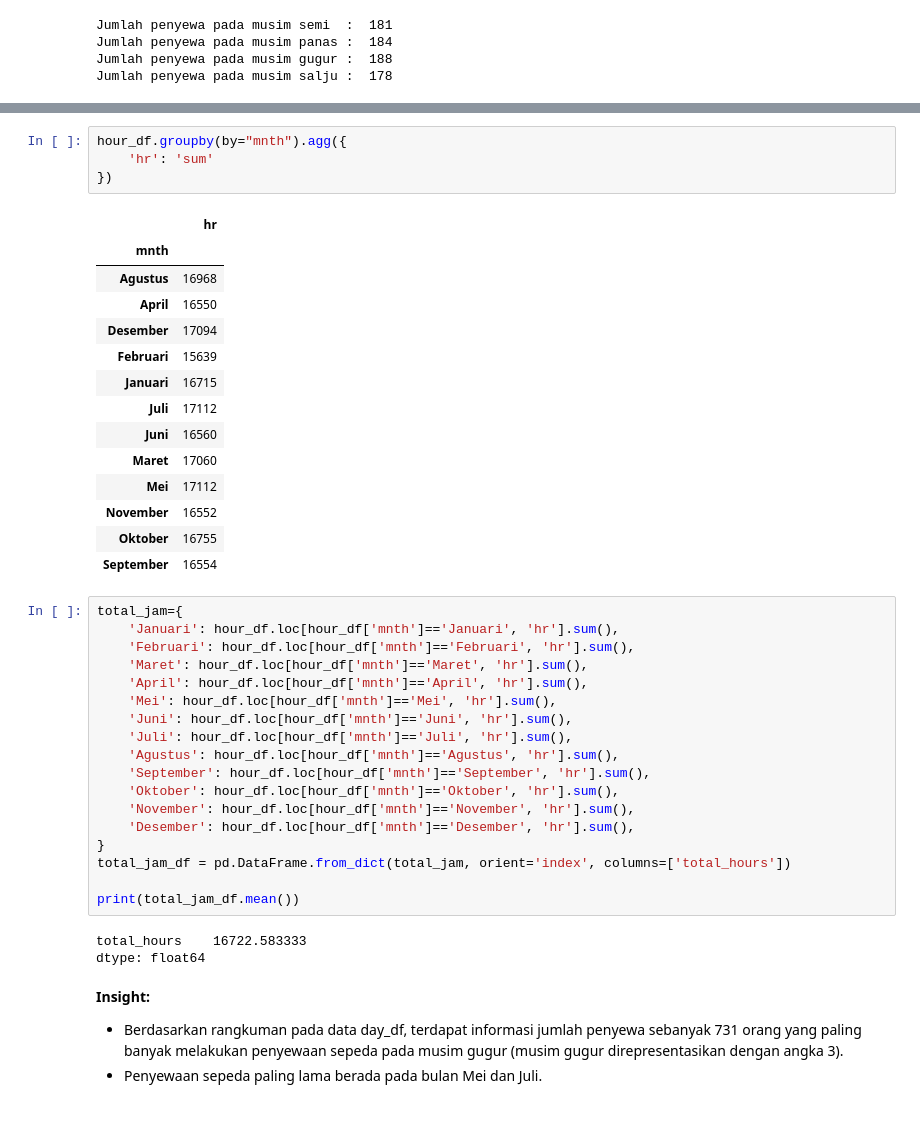
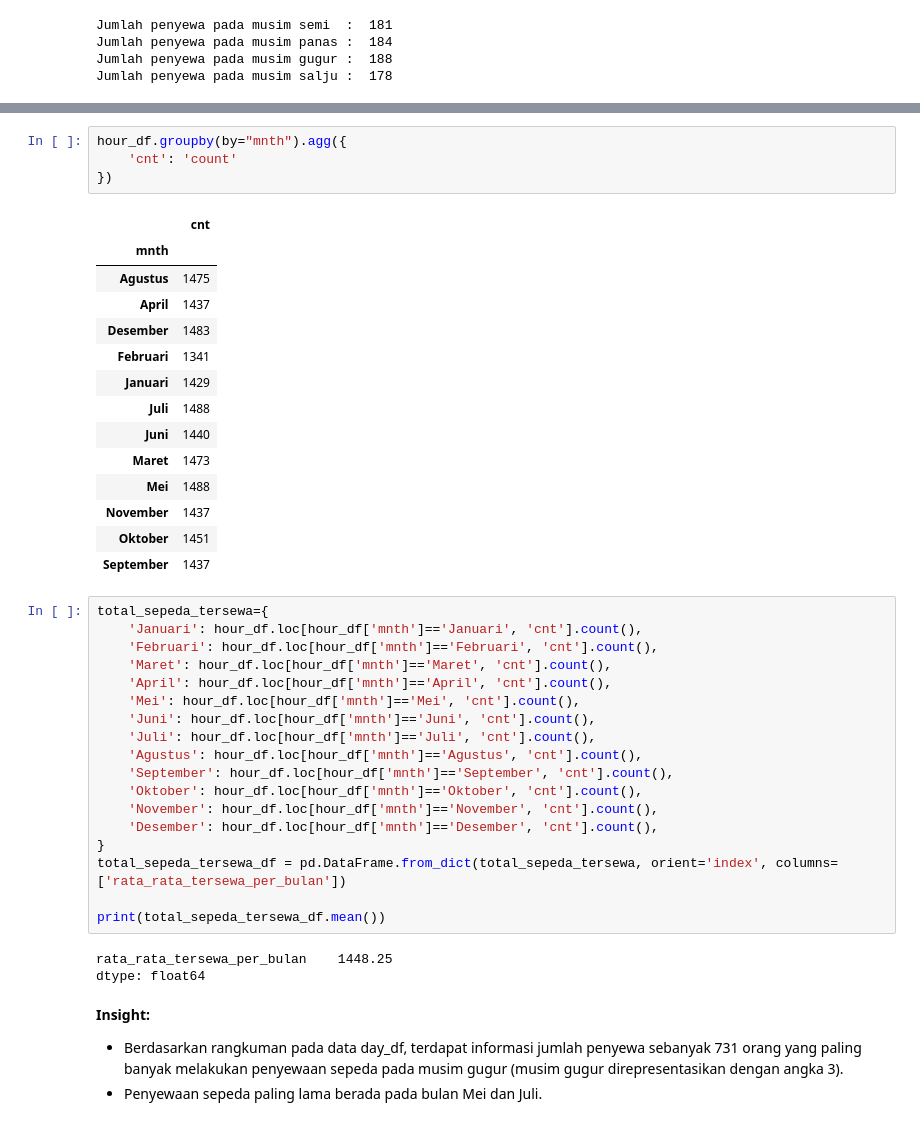
Before and after one commit to febeFlo/Bike-Sharing, a Jupyter notebook: notebook.ipynb, the cells around one changed output, grey strips where cells are left out. Cells and saved outputs as stored; diff of their text form.

```diff
--- a/notebook.ipynb
+++ b/notebook.ipynb
@@ -217,43 +217,43 @@ hour_df.describe(include='all')
 | max | 17379.0000 | NaN | NaN | 1.000000 | NaN | 23.000000 | 1.000000 | 6.000000 | 1.000000 | 4.000000 | ... |
 # %%
 hour_df.groupby(by="mnth").agg({
-    'hr': 'sum'
+    'cnt': 'count'
 })
 # %% [output]
-|  | hr |
+|  | cnt |
 | mnth |  |
-| Agustus | 16968 |
-| April | 16550 |
-| Desember | 17094 |
-| Februari | 15639 |
-| Januari | 16715 |
-| Juli | 17112 |
-| Juni | 16560 |
-| Maret | 17060 |
-| Mei | 17112 |
-| November | 16552 |
-| Oktober | 16755 |
-| September | 16554 |
+| Agustus | 1475 |
+| April | 1437 |
+| Desember | 1483 |
+| Februari | 1341 |
+| Januari | 1429 |
+| Juli | 1488 |
+| Juni | 1440 |
+| Maret | 1473 |
+| Mei | 1488 |
+| November | 1437 |
+| Oktober | 1451 |
+| September | 1437 |
 # %%
-total_jam={
-    'Januari': hour_df.loc[hour_df['mnth']=='Januari', 'hr'].sum(),
-    'Februari': hour_df.loc[hour_df['mnth']=='Februari', 'hr'].sum(),
-    'Maret': hour_df.loc[hour_df['mnth']=='Maret', 'hr'].sum(),
-    'April': hour_df.loc[hour_df['mnth']=='April', 'hr'].sum(),
-    'Mei': hour_df.loc[hour_df['mnth']=='Mei', 'hr'].sum(),
-    'Juni': hour_df.loc[hour_df['mnth']=='Juni', 'hr'].sum(),
-    'Juli': hour_df.loc[hour_df['mnth']=='Juli', 'hr'].sum(),
-    'Agustus': hour_df.loc[hour_df['mnth']=='Agustus', 'hr'].sum(),
-    'September': hour_df.loc[hour_df['mnth']=='September', 'hr'].sum(),
-    'Oktober': hour_df.loc[hour_df['mnth']=='Oktober', 'hr'].sum(),
-    'November': hour_df.loc[hour_df['mnth']=='November', 'hr'].sum(),
-    'Desember': hour_df.loc[hour_df['mnth']=='Desember', 'hr'].sum(),
+total_sepeda_tersewa={
+    'Januari': hour_df.loc[hour_df['mnth']=='Januari', 'cnt'].count(),
+    'Februari': hour_df.loc[hour_df['mnth']=='Februari', 'cnt'].count(),
+    'Maret': hour_df.loc[hour_df['mnth']=='Maret', 'cnt'].count(),
+    'April': hour_df.loc[hour_df['mnth']=='April', 'cnt'].count(),
+    'Mei': hour_df.loc[hour_df['mnth']=='Mei', 'cnt'].count(),
+    'Juni': hour_df.loc[hour_df['mnth']=='Juni', 'cnt'].count(),
+    'Juli': hour_df.loc[hour_df['mnth']=='Juli', 'cnt'].count(),
+    'Agustus': hour_df.loc[hour_df['mnth']=='Agustus', 'cnt'].count(),
+    'September': hour_df.loc[hour_df['mnth']=='September', 'cnt'].count(),
+    'Oktober': hour_df.loc[hour_df['mnth']=='Oktober', 'cnt'].count(),
+    'November': hour_df.loc[hour_df['mnth']=='November', 'cnt'].count(),
+    'Desember': hour_df.loc[hour_df['mnth']=='Desember', 'cnt'].count(),
 }
-total_jam_df = pd.DataFrame.from_dict(total_jam, orient='index', columns=['total_hours'])
+total_sepeda_tersewa_df = pd.DataFrame.from_dict(total_sepeda_tersewa, orient='index', columns=['rata_rata_tersewa_per_bulan'])
 
-print(total_jam_df.mean())
+print(total_sepeda_tersewa_df.mean())
 # %% [output]
-total_hours    16722.583333
+rata_rata_tersewa_per_bulan    1448.25
 dtype: float64
 # %% [markdown]
 **Insight:**
```
Also changed, not shown: parts of 4 cells of this notebook.
